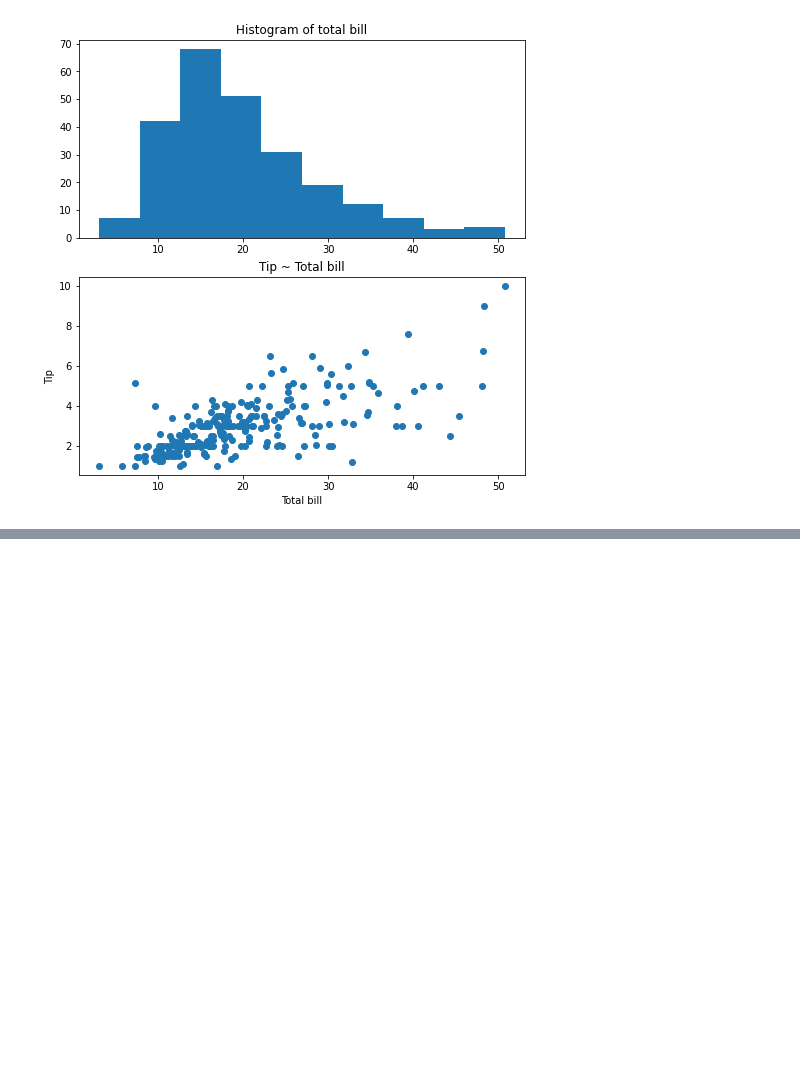
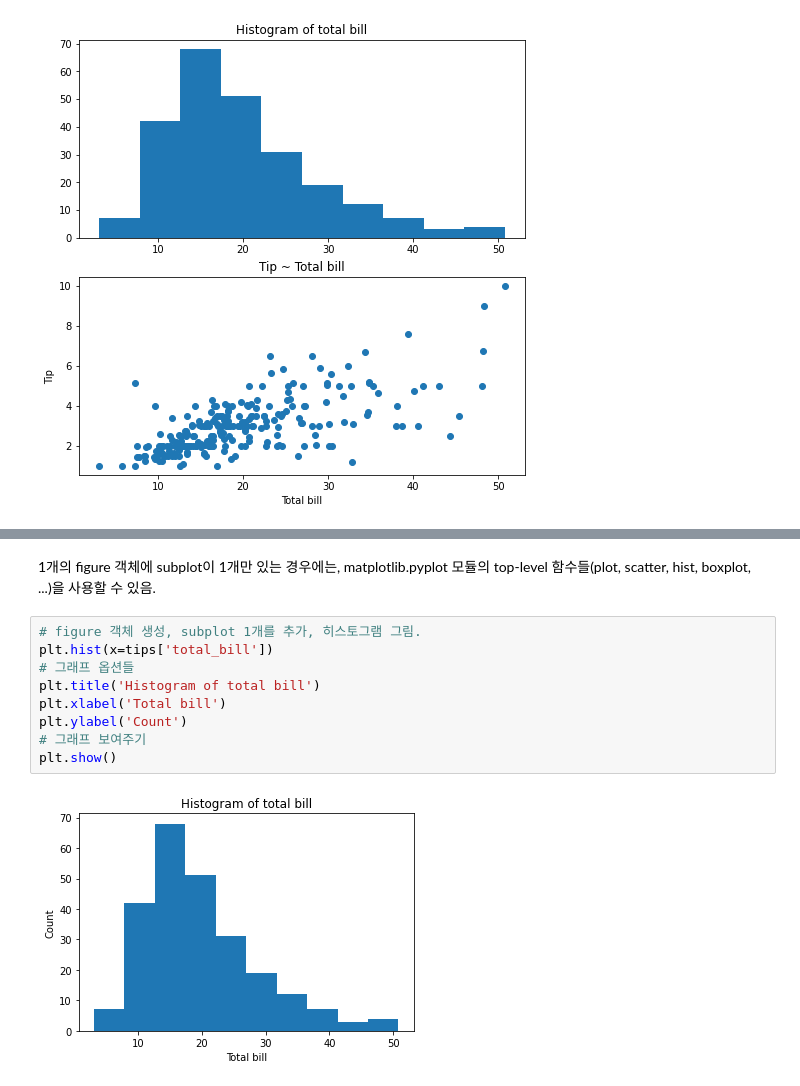
Before and after one commit to JakeOh/202105_itw_bd26, a Jupyter notebook: lab_da/da05_matplotlib.ipynb, the cells around one changed output, grey strips where cells are left out. Drawn from its saved outputs; the diff is of its cells as text; blank space fills up the shorter version.

```diff
--- a/lab_da/da05_matplotlib.ipynb
+++ b/lab_da/da05_matplotlib.ipynb
@@ -83,0 +129,13 @@ plt.show()
+# %% [markdown]
+1개의 figure 객체에 subplot이 1개만 있는 경우에는, matplotlib.pyplot 모듈의 top-level 함수들(plot, scatter, hist, boxplot, ...)을 사용할 수 있음.
+# %%
+# figure 객체 생성, subplot 1개를 추가, 히스토그램 그림.
+plt.hist(x=tips['total_bill'])
+# 그래프 옵션들
+plt.title('Histogram of total bill')
+plt.xlabel('Total bill')
+plt.ylabel('Count')
+# 그래프 보여주기
+plt.show()
+# %% [output]
+[figure, added]
```
Also changed, not shown: parts of 8 cells of this notebook.
